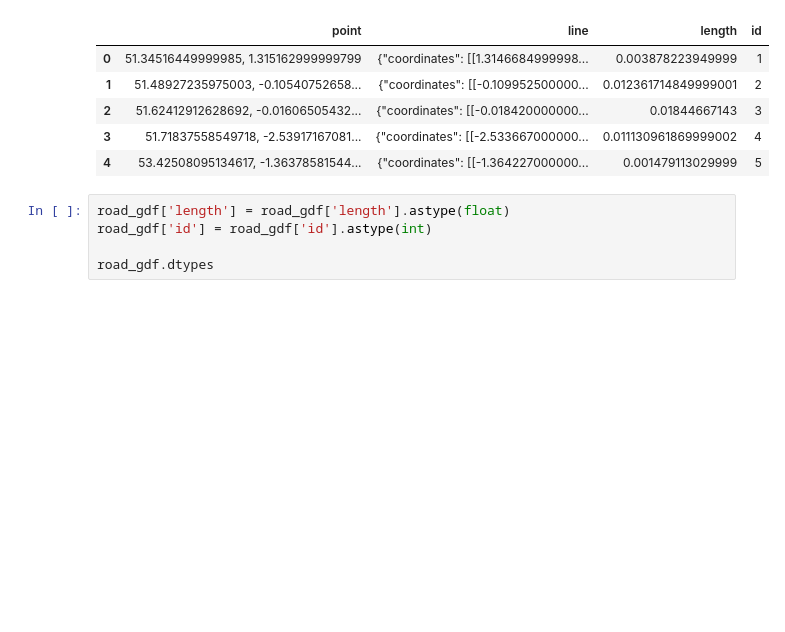
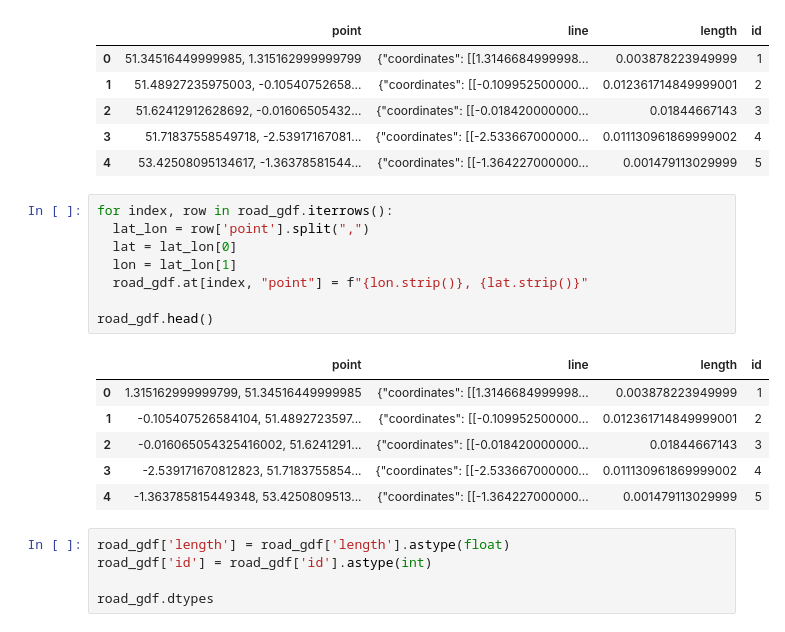
Before and after one commit to Gulilil/IF4040_SpatialDatabase, a Jupyter notebook: process.ipynb, the cells around one changed output. Drawn from its saved outputs; the diff is of its cells as text; blank space fills up the shorter version.

```diff
--- a/process.ipynb
+++ b/process.ipynb
@@ -183,6 +227,21 @@ road_gdf.head()
 | 2 | 51.62412912628692, -0.01606505432... | {"coordinates": [[-0.018420000000... | 0.01844667143 | 3 |
 | 3 | 51.71837558549718, -2.53917167081... | {"coordinates": [[-2.533667000000... | 0.011130961869999002 | 4 |
 | 4 | 53.42508095134617, -1.36378581544... | {"coordinates": [[-1.364227000000... | 0.001479113029999 | 5 |
+# %%
+for index, row in road_gdf.iterrows():
+  lat_lon = row['point'].split(",")
+  lat = lat_lon[0]
+  lon = lat_lon[1]
+  road_gdf.at[index, "point"] = f"{lon.strip()}, {lat.strip()}"
+
+road_gdf.head()
+# %% [output]
+|  | point | line | length | id |
+| 0 | 1.315162999999799, 51.34516449999985 | {"coordinates": [[1.3146684999998... | 0.003878223949999 | 1 |
+| 1 | -0.105407526584104, 51.4892723597... | {"coordinates": [[-0.109952500000... | 0.012361714849999001 | 2 |
+| 2 | -0.016065054325416002, 51.6241291... | {"coordinates": [[-0.018420000000... | 0.01844667143 | 3 |
+| 3 | -2.539171670812823, 51.7183755854... | {"coordinates": [[-2.533667000000... | 0.011130961869999002 | 4 |
+| 4 | -1.363785815449348, 53.4250809513... | {"coordinates": [[-1.364227000000... | 0.001479113029999 | 5 |
 # %%
 road_gdf['length'] = road_gdf['length'].astype(float)
 road_gdf['id'] = road_gdf['id'].astype(int)
```
Also changed, not shown: parts of 7 cells of this notebook, 7 other files.
